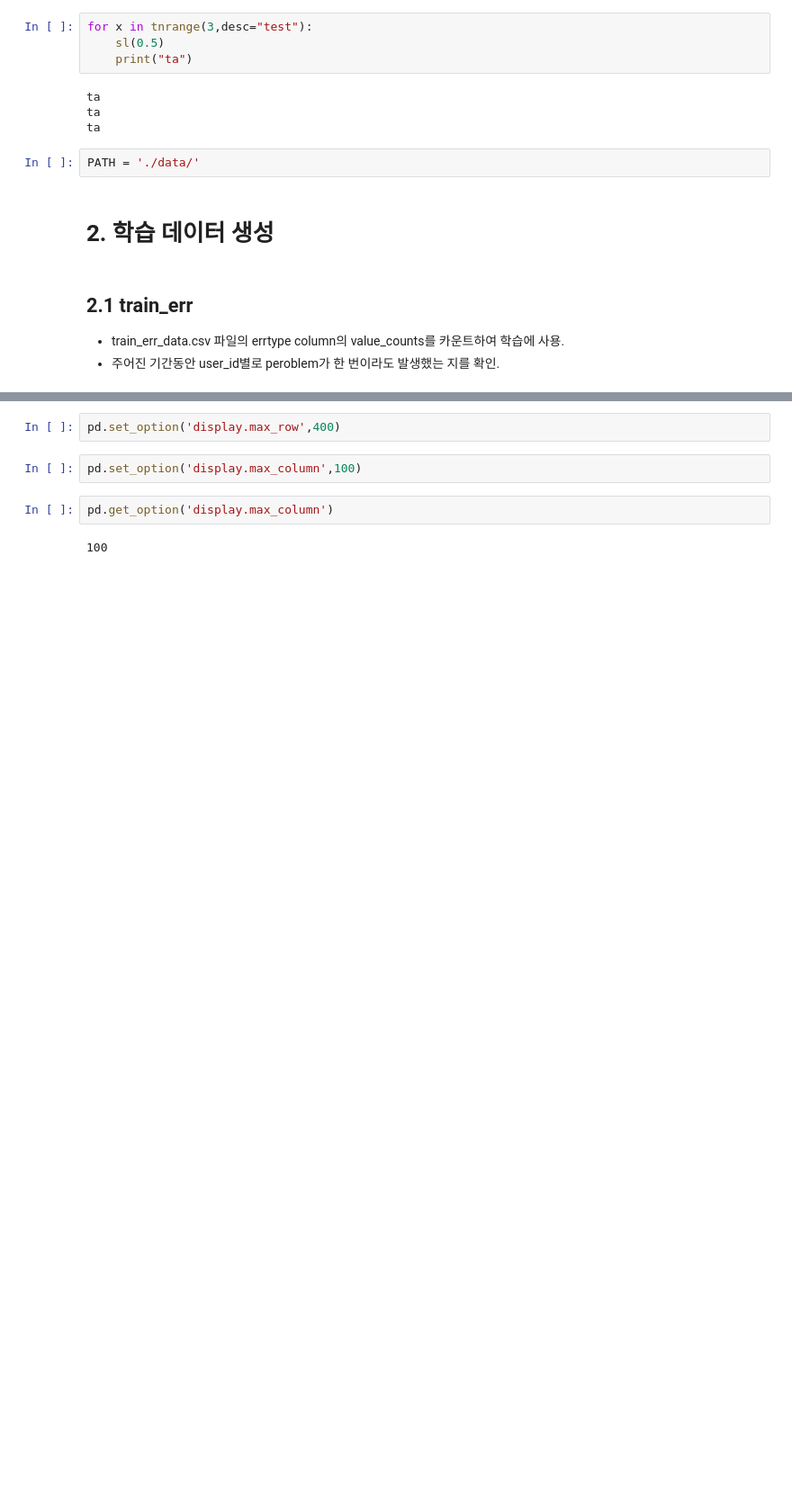
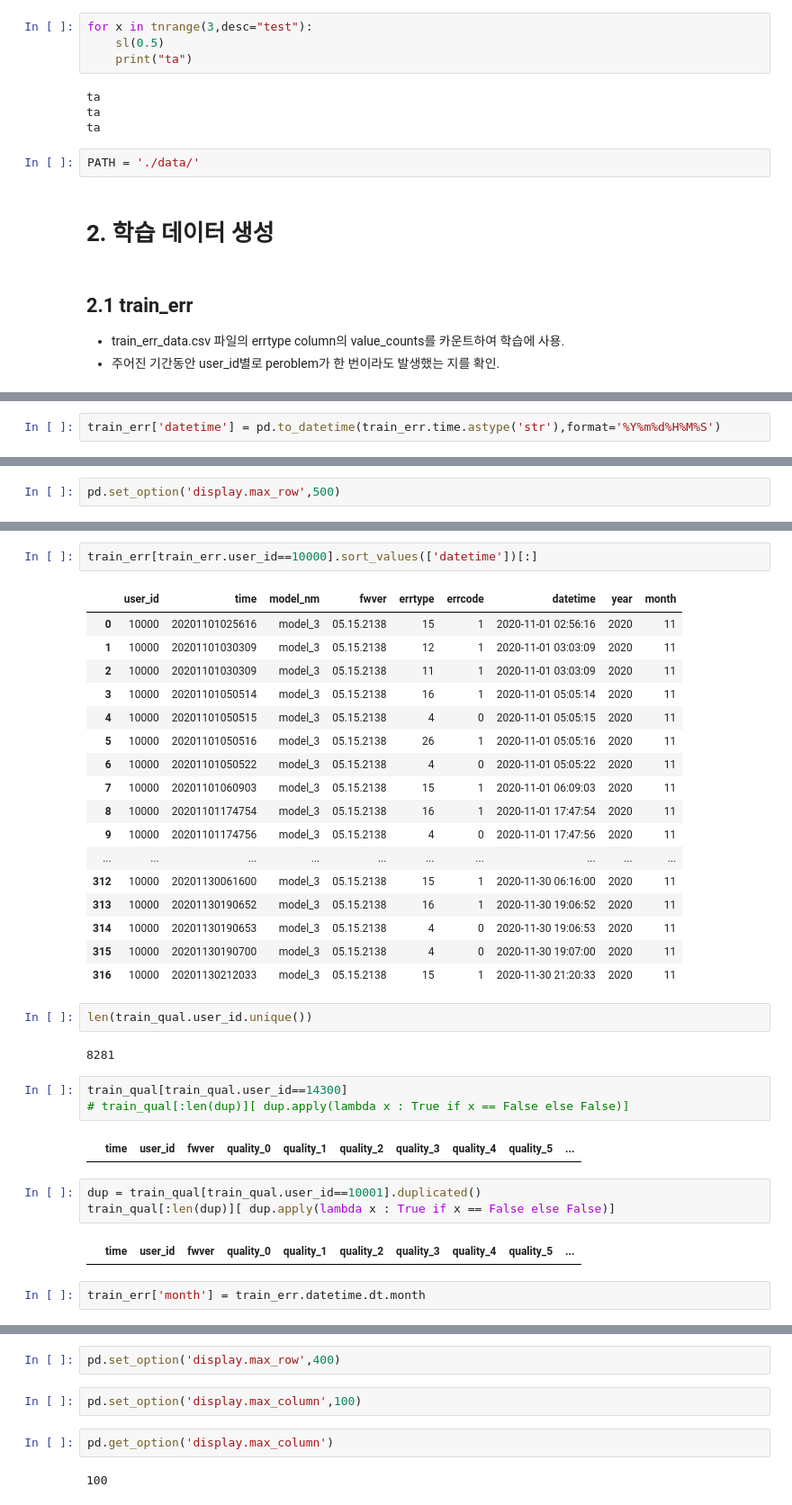
Before and after one commit to yg-renaissance/user-inconvenience-prediction, a Jupyter notebook: epsilon_eda.ipynb, the cells around one changed output, grey strips where cells are left out. Shown at 90% size. Saved outputs shown, nothing was run; the diff lists cells and outputs as text; blank space fills up the shorter version.

Commit message:
handled time using pandas datetime object

```diff
--- a/epsilon_eda.ipynb
+++ b/epsilon_eda.ipynb
@@ -100,0 +122,2 @@ tra
+# %%
+train_err['datetime'] = pd.to_datetime(train_err.time.astype('str'),format='%Y%m%d%H%M%S')
@@ -100,0 +148,2 @@ tra
+# %%
+pd.set_option('display.max_row',500)
@@ -100,0 +166,36 @@ tra
+# %%
+train_err[train_err.user_id==10000].sort_values(['datetime'])[:]
+# %% [output]
+|  | user_id | time | model_nm | fwver | errtype | errcode | datetime | year | month |
+| 0 | 10000 | 20201101025616 | model_3 | 05.15.2138 | 15 | 1 | 2020-11-01 02:56:16 | 2020 | 11 |
+| 1 | 10000 | 20201101030309 | model_3 | 05.15.2138 | 12 | 1 | 2020-11-01 03:03:09 | 2020 | 11 |
+| 2 | 10000 | 20201101030309 | model_3 | 05.15.2138 | 11 | 1 | 2020-11-01 03:03:09 | 2020 | 11 |
+| 3 | 10000 | 20201101050514 | model_3 | 05.15.2138 | 16 | 1 | 2020-11-01 05:05:14 | 2020 | 11 |
+| 4 | 10000 | 20201101050515 | model_3 | 05.15.2138 | 4 | 0 | 2020-11-01 05:05:15 | 2020 | 11 |
+| 5 | 10000 | 20201101050516 | model_3 | 05.15.2138 | 26 | 1 | 2020-11-01 05:05:16 | 2020 | 11 |
+| 6 | 10000 | 20201101050522 | model_3 | 05.15.2138 | 4 | 0 | 2020-11-01 05:05:22 | 2020 | 11 |
+| 7 | 10000 | 20201101060903 | model_3 | 05.15.2138 | 15 | 1 | 2020-11-01 06:09:03 | 2020 | 11 |
+| 8 | 10000 | 20201101174754 | model_3 | 05.15.2138 | 16 | 1 | 2020-11-01 17:47:54 | 2020 | 11 |
+| 9 | 10000 | 20201101174756 | model_3 | 05.15.2138 | 4 | 0 | 2020-11-01 17:47:56 | 2020 | 11 |
+| ... | ... | ... | ... | ... | ... | ... | ... | ... | ... |
+| 312 | 10000 | 20201130061600 | model_3 | 05.15.2138 | 15 | 1 | 2020-11-30 06:16:00 | 2020 | 11 |
+| 313 | 10000 | 20201130190652 | model_3 | 05.15.2138 | 16 | 1 | 2020-11-30 19:06:52 | 2020 | 11 |
+| 314 | 10000 | 20201130190653 | model_3 | 05.15.2138 | 4 | 0 | 2020-11-30 19:06:53 | 2020 | 11 |
+| 315 | 10000 | 20201130190700 | model_3 | 05.15.2138 | 4 | 0 | 2020-11-30 19:07:00 | 2020 | 11 |
+| 316 | 10000 | 20201130212033 | model_3 | 05.15.2138 | 15 | 1 | 2020-11-30 21:20:33 | 2020 | 11 |
+# %%
+len(train_qual.user_id.unique())
+# %% [output]
+8281
+# %%
+train_qual[train_qual.user_id==14300]
+# train_qual[:len(dup)][ dup.apply(lambda x : True if x == False else False)]
+# %% [output]
+|  | time | user_id | fwver | quality_0 | quality_1 | quality_2 | quality_3 | quality_4 | quality_5 | ... |
+# %%
+dup = train_qual[train_qual.user_id==10001].duplicated()
+train_qual[:len(dup)][ dup.apply(lambda x : True if x == False else False)]
+# %% [output]
+|  | time | user_id | fwver | quality_0 | quality_1 | quality_2 | quality_3 | quality_4 | quality_5 | ... |
+# %%
+train_err['month'] = train_err.datetime.dt.month
```
Also changed, not shown: parts of 16 cells of this notebook.
